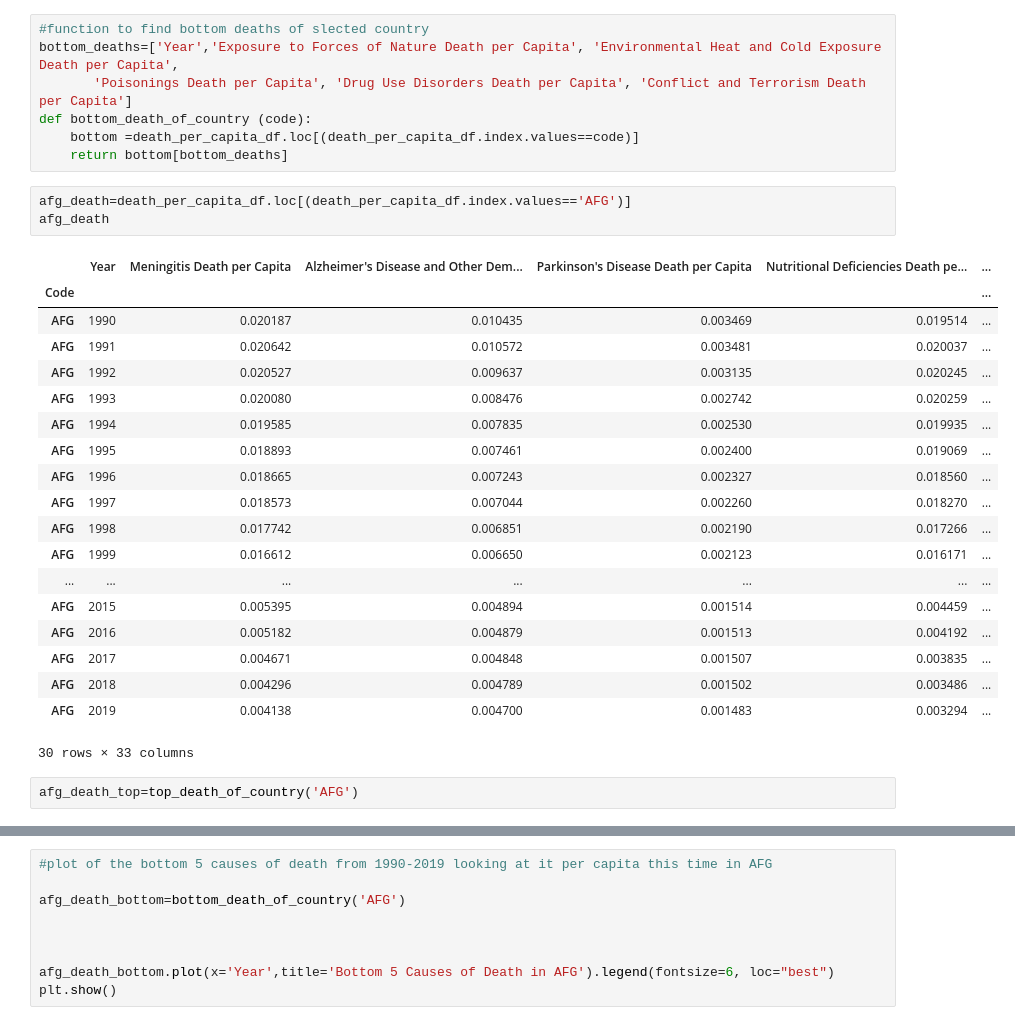
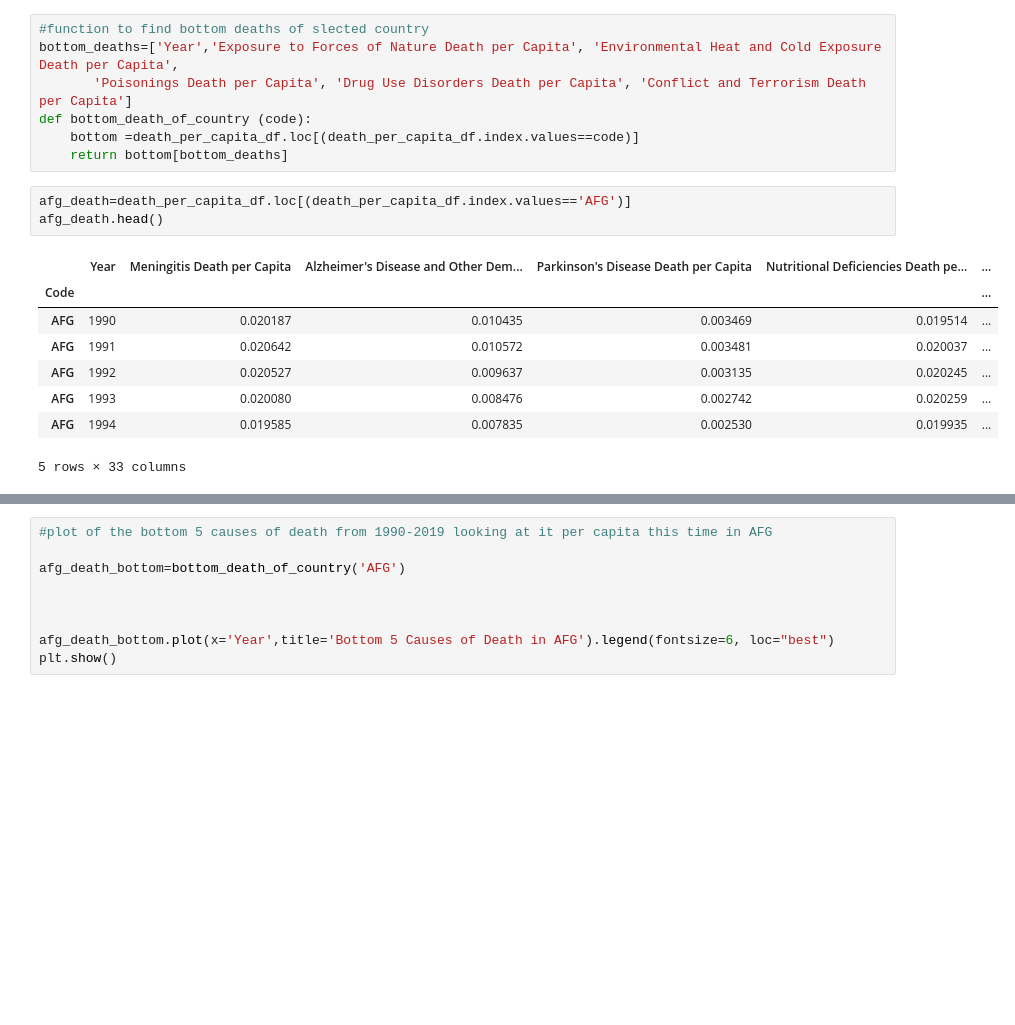
Before and after one commit to thomasjngo/Cause-of-Death-Analysis, a Jupyter notebook: Cause of Death Analysis/CommonCausesofDeath.ipynb, the cells around one changed output, grey strips where cells are left out. Cells and saved outputs as stored; diff of their text form; blank space fills up the shorter version.

```diff
--- a/Cause of Death Analysis/CommonCausesofDeath.ipynb
+++ b/Cause of Death Analysis/CommonCausesofDeath.ipynb
@@ -335,28 +335,15 @@ def bottom_death_of_country (code):
     return bottom[bottom_deaths]
 # %%
 afg_death=death_per_capita_df.loc[(death_per_capita_df.index.values=='AFG')]
-afg_death
+afg_death.head()
 # %% [output]
 |  | Year | Meningitis Death per Capita | Alzheimer's Disease and Other Dem... | Parkinson's Disease Death per Capita | Nutritional Deficiencies Death pe... | ... |
 | Code |  |  |  |  |  | ... |
 | AFG | 1990 | 0.020187 | 0.010435 | 0.003469 | 0.019514 | ... |
 | AFG | 1991 | 0.020642 | 0.010572 | 0.003481 | 0.020037 | ... |
 | AFG | 1992 | 0.020527 | 0.009637 | 0.003135 | 0.020245 | ... |
 | AFG | 1993 | 0.020080 | 0.008476 | 0.002742 | 0.020259 | ... |
 | AFG | 1994 | 0.019585 | 0.007835 | 0.002530 | 0.019935 | ... |
-| AFG | 1995 | 0.018893 | 0.007461 | 0.002400 | 0.019069 | ... |
-| AFG | 1996 | 0.018665 | 0.007243 | 0.002327 | 0.018560 | ... |
-| AFG | 1997 | 0.018573 | 0.007044 | 0.002260 | 0.018270 | ... |
-| AFG | 1998 | 0.017742 | 0.006851 | 0.002190 | 0.017266 | ... |
-| AFG | 1999 | 0.016612 | 0.006650 | 0.002123 | 0.016171 | ... |
-| ... | ... | ... | ... | ... | ... | ... |
-| AFG | 2015 | 0.005395 | 0.004894 | 0.001514 | 0.004459 | ... |
-| AFG | 2016 | 0.005182 | 0.004879 | 0.001513 | 0.004192 | ... |
-| AFG | 2017 | 0.004671 | 0.004848 | 0.001507 | 0.003835 | ... |
-| AFG | 2018 | 0.004296 | 0.004789 | 0.001502 | 0.003486 | ... |
-| AFG | 2019 | 0.004138 | 0.004700 | 0.001483 | 0.003294 | ... |
-30 rows × 33 columns
+5 rows × 33 columns
-# %%
-afg_death_top=top_death_of_country('AFG')
 # %%
 #plot of the top 5 causes of death from 1990-2019 looking at it per capita this time in AFG
```
Also changed, not shown: parts of 2 cells of this notebook.
